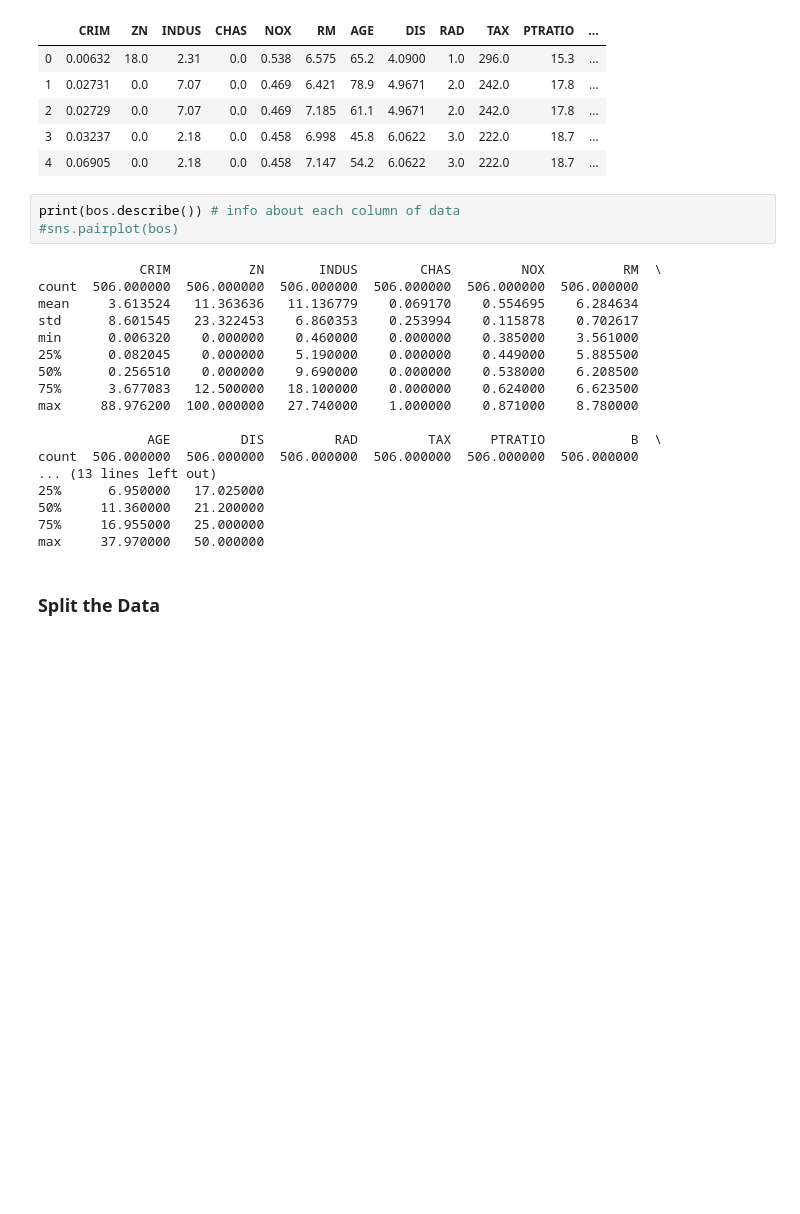
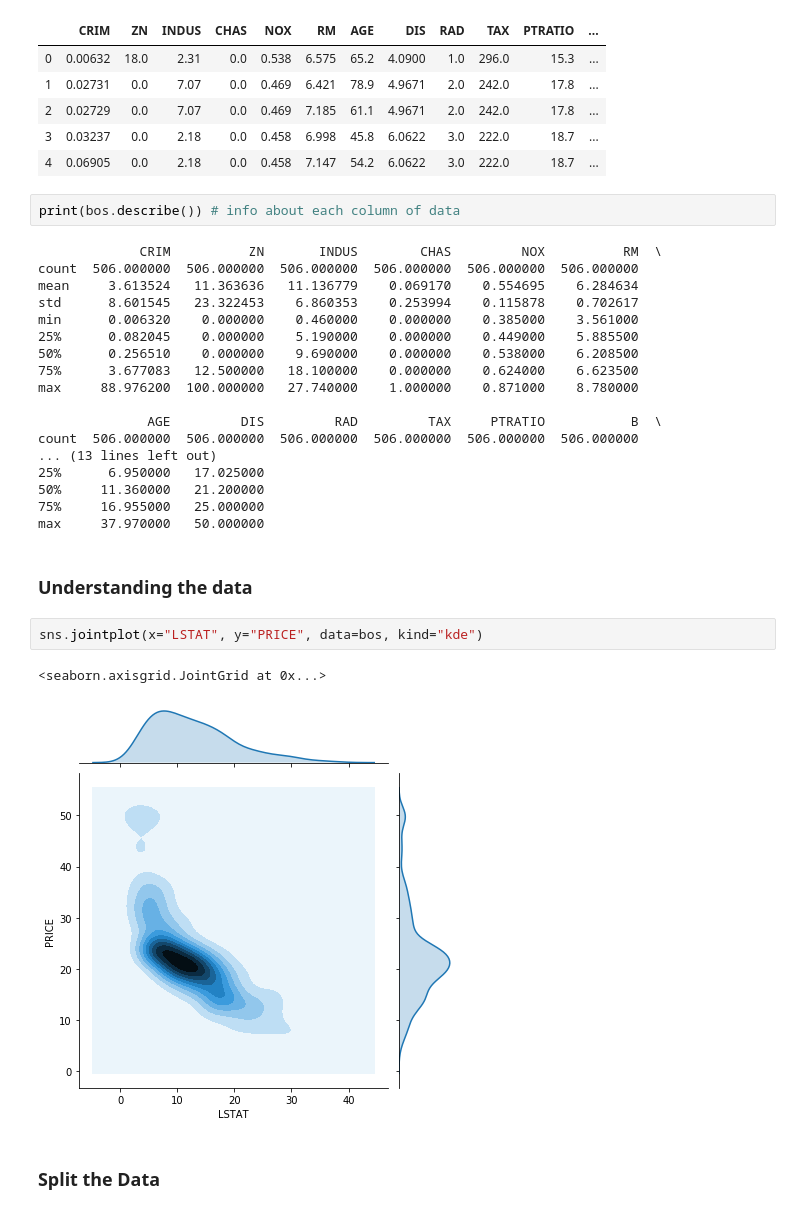
Before and after one commit to mitchelldunbar/quant-python, a Jupyter notebook: MultipleRegressionPortfolioPiece.ipynb, the cells around one changed output. Drawn from its saved outputs; the diff is of its cells as text; blank space fills up the shorter version.

```diff
--- a/MultipleRegressionPortfolioPiece.ipynb
+++ b/MultipleRegressionPortfolioPiece.ipynb
@@ -35,7 +45,6 @@ bos.head()
 | 4 | 0.06905 | 0.0 | 2.18 | 0.0 | 0.458 | 7.147 | 54.2 | 6.0622 | 3.0 | 222.0 | 18.7 | ... |
 # %%
 print(bos.describe()) # info about each column of data
-#sns.pairplot(bos)
 # %% [output]
              CRIM          ZN       INDUS        CHAS         NOX          RM  \
 count  506.000000  506.000000  506.000000  506.000000  506.000000  506.000000
@@ -54,6 +63,13 @@ count  506.000000  506.000000  506.000000  506.000000  506.000000  506.000000
 50%     11.360000   21.200000
 75%     16.955000   25.000000
 max     37.970000   50.000000
+# %% [markdown]
+### Understanding the data
+# %%
+sns.jointplot(x="LSTAT", y="PRICE", data=bos, kind="kde")
+# %% [output]
+<seaborn.axisgrid.JointGrid at 0x...>
+[figure, added]
 # %% [markdown]
 ### Split the Data
 # %%
```
Also changed, not shown: parts of 35 cells of this notebook.
